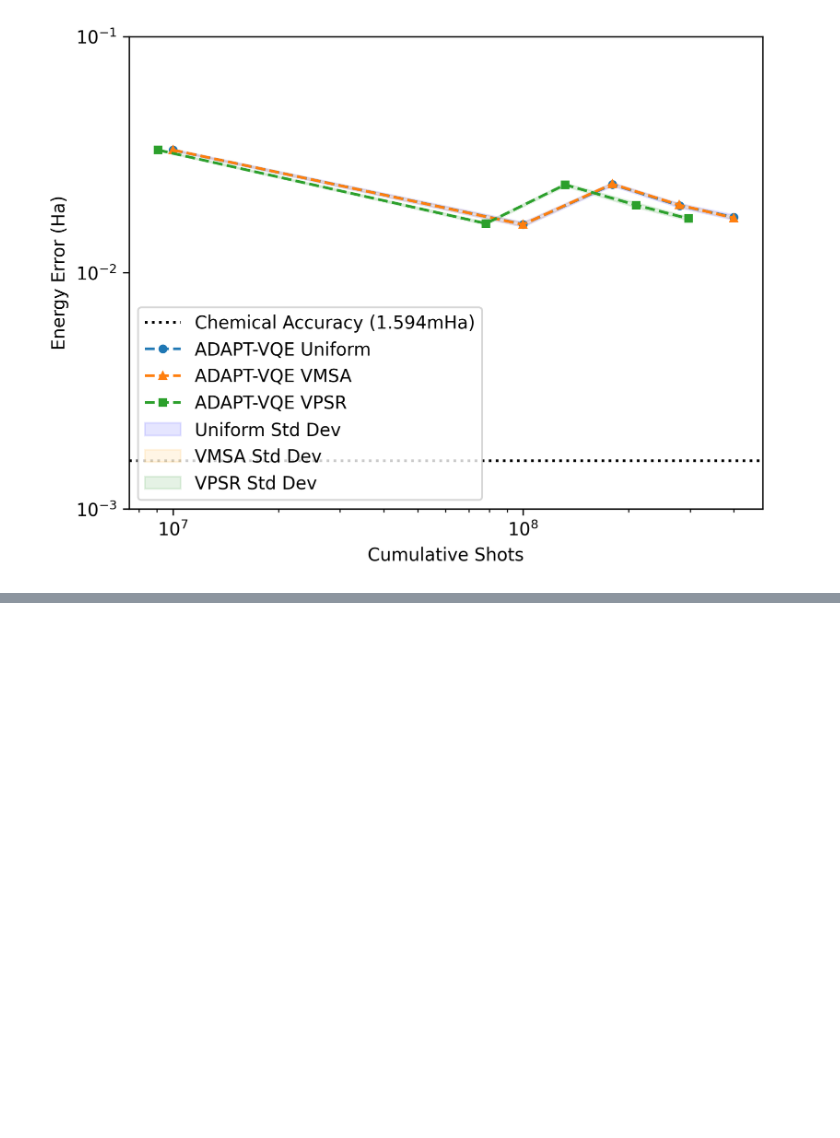
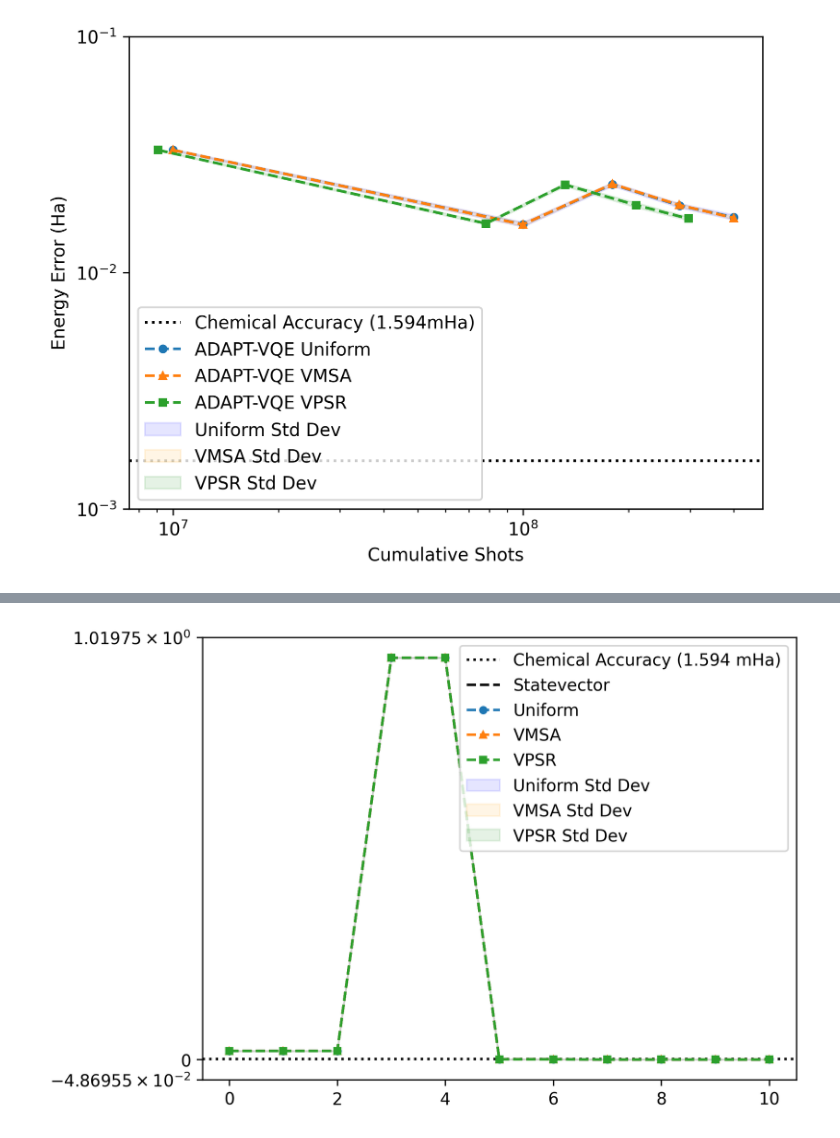
Before and after one commit to azhar-ikhtiarudin/ShotOptimization-ADAPT-VQE, a Jupyter notebook: visualization/visualize.ipynb, the cells around one changed output, grey strips where cells are left out. Cells and saved outputs as stored; diff of their text form; code cells hidden in the pictures; blank space fills up the shorter version.

```diff
--- a/visualization/visualize.ipynb
+++ b/visualization/visualize.ipynb
@@ -43,0 +62,4 @@ plotErrorToAdaptIterations(data_h2)
+# %%
+plotErrorToAdaptAndOptimizerIterations(data_h2_50)
+# %% [output]
+[figure, added]
```
Also changed, not shown: parts of 12 cells of this notebook, 1 other file.
